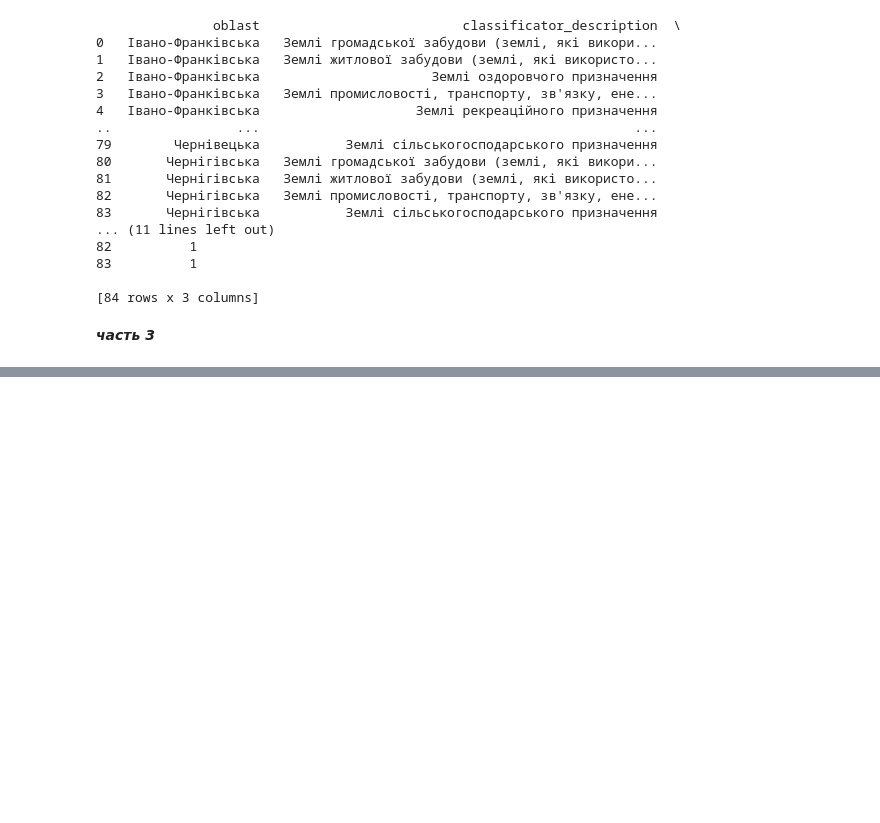
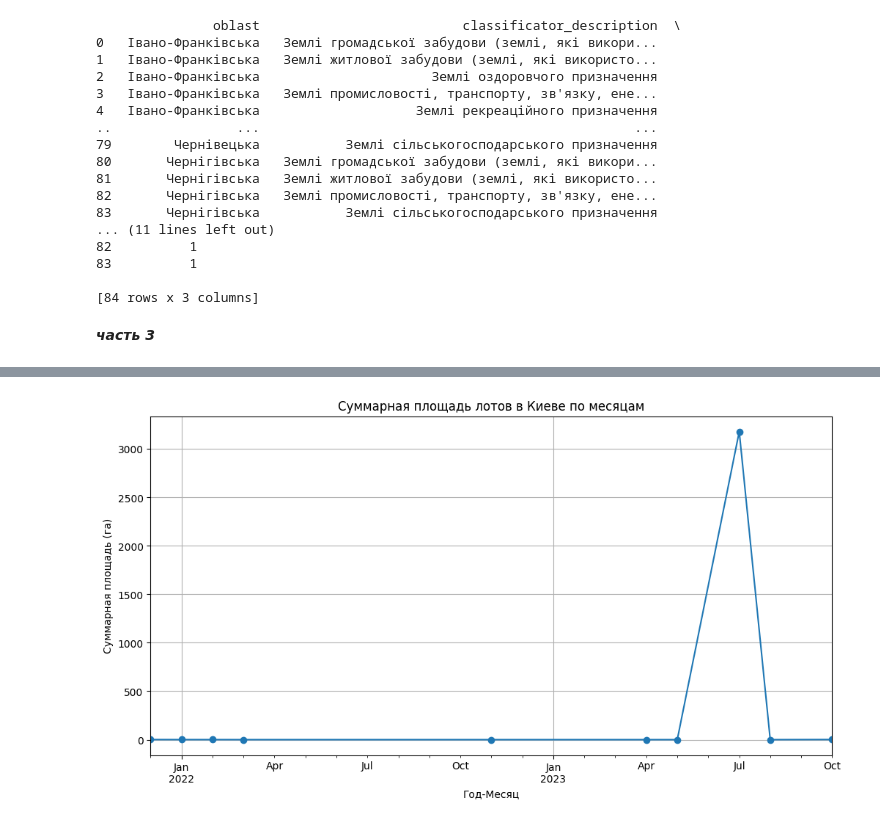
Before and after one commit to aikokass82-design/home-tasks-, a Jupyter notebook: Diplom.ipynb, the cells around one changed output, grey strips where cells are left out. Saved outputs shown, nothing was run; the diff lists cells and outputs as text; code cells hidden in the pictures; blank space fills up the shorter version.

```diff
--- a/Diplom.ipynb
+++ b/Diplom.ipynb
@@ -344,0 +501,12 @@ KeyboardInterrupt:
+# %%
+#5
+area_per_month = kyiv_df.groupby('year_month')['land_area'].sum()
+
+area_per_month.plot(kind='line', marker='o', figsize=(12,6))
+plt.title('Суммарная площадь лотов в Киеве по месяцам')
+plt.xlabel('Год-Месяц')
+plt.ylabel('Суммарная площадь (га)')
+plt.grid(True)
+plt.show()
+# %% [output]
+[figure, added]
```
Also changed, not shown: parts of 14 cells of this notebook.
